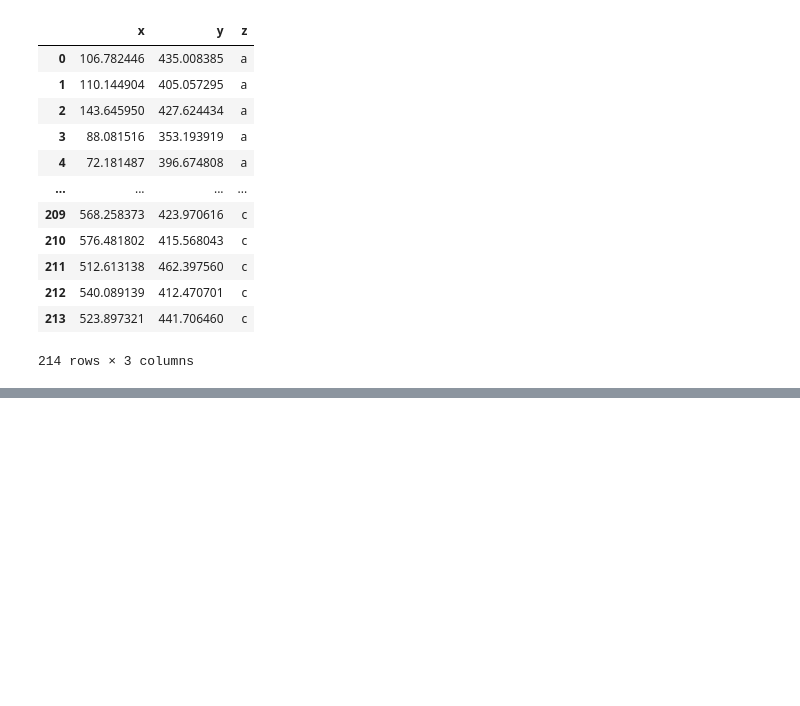
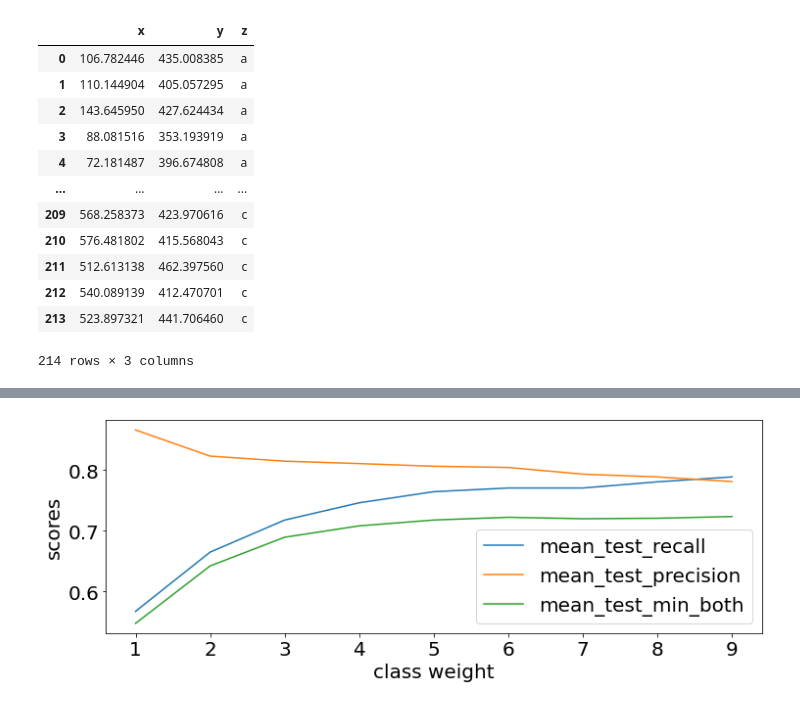
Before and after one commit to jpdeleon/fcc_tutorials, a Jupyter notebook: notebooks/Scikit-learn Crash Course - Machine Learning Library for Python.ipynb, the cells around one changed output, grey strips where cells are left out. Cells and saved outputs as stored; diff of their text form; code cells hidden in the pictures; blank space fills up the shorter version.

```diff
--- a/notebooks/Scikit-learn Crash Course - Machine Learning Library for Python.ipynb
+++ b/notebooks/Scikit-learn Crash Course - Machine Learning Library for Python.ipynb
@@ -156,0 +197,10 @@ d
+# %%
+from sklearn.model_selection import GridSearchCV
+
+grid = GridSearchCV(
+    estimator=LogisticRegression(max_iter=1000),
+    param_grid={'class_weight': [{0: 1, 1: v} for v in range(1,4)]},
+    cv=4,
+    n_jobs=-1
+)
+grid.fit(X, y)
@@ -156,0 +321,24 @@ d
+# %%
+def min_recall_precision(y_true, y_pred):
+    """get minimum of the two"""
+    recall = recall_score(y_true, y_pred)
+    precision = precision_score(y_true, y_pred)
+    return min(recall, precision)
+# %%
+from sklearn.model_selection import GridSearchCV
+from sklearn.metrics import make_scorer
+
+grid = GridSearchCV(
+    estimator=LogisticRegression(max_iter=1000),
+    param_grid={'class_weight': [{0: 1, 1: v} for v in range(1,10)]},
+    scoring={'precision': make_scorer(precision_score),
+             'recall': make_scorer(recall_score),
+             #additional
+             'min_both': make_scorer(min_recall_precision)
+            },
+    refit='min_both',
+    return_train_score=True,
+    cv=4,
+    n_jobs=-1
+)
+grid.fit(X, y)
@@ -156,0 +356,9 @@ d
+# %%
+df = pd.DataFrame(grid.cv_results_)
+
+plot_test(df, cols=['mean_test_recall',
+                    'mean_test_precision',
+                    'mean_test_min_both'
+                   ])
+# %% [output]
+[figure, added]
```
Also changed, not shown: parts of 39 cells of this notebook, 30 other files.
